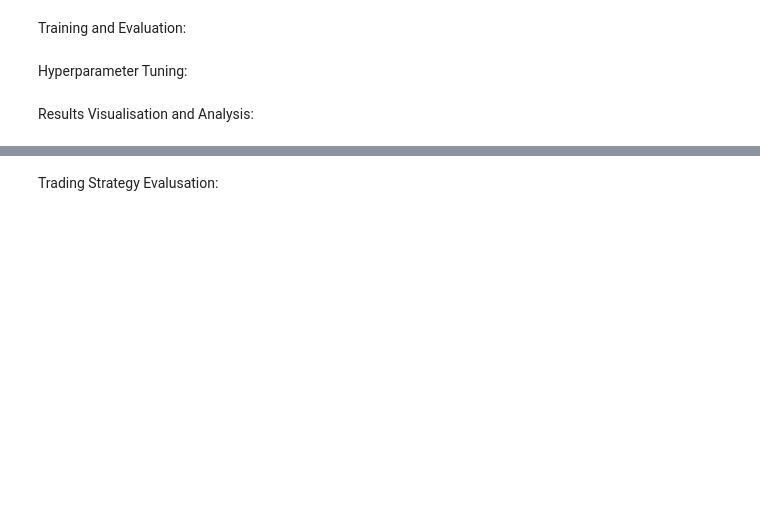
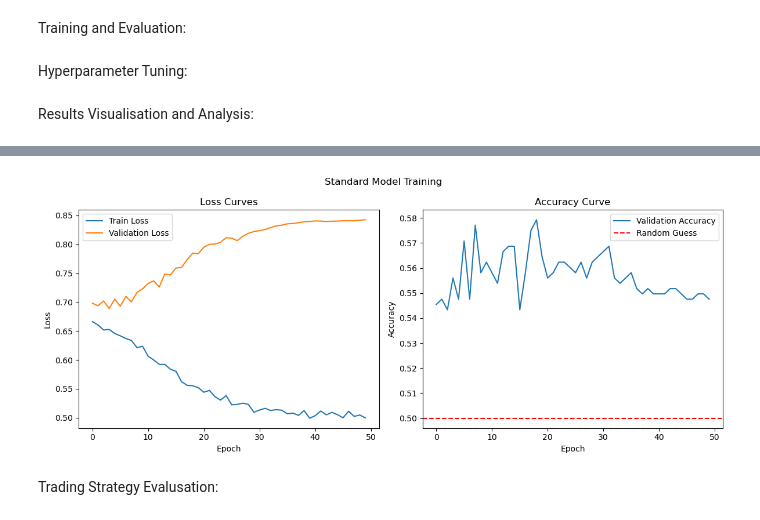
Before and after one commit to fallxns/MachineLearningPipeline, a Jupyter notebook: AIPipeline.ipynb, the cells around one changed output, grey strips where cells are left out. Drawn from its saved outputs; the diff is of its cells as text; code cells hidden in the pictures; blank space fills up the shorter version.

```diff
--- a/AIPipeline.ipynb
+++ b/AIPipeline.ipynb
@@ -558,0 +752,2 @@ NameError: name 'train_data' is not defined
+# %%
+data_prep = prepare_data(data_with_regimes, seq_length=10, batch_size=32)
@@ -734,0 +1072,29 @@ def plot_results(standard_metrics, regime_metrics):
+# %%
+standard_model = NumericalOnlyModel(
+    input_dim=data_prep['input_dim'],
+    hidden_dim=64,
+    num_layers=2,
+    dropout=0.2
+).to(device)
+
+egime_model = RegimeAwareModel(
+    input_dim=data_prep['input_dim'],
+    num_regimes=data_prep['num_regimes'],
+    hidden_dim=64,
+    num_layers=2,
+    dropout=0.2
+).to(device)
+# %%
+history = train_model(
+    standard_model,
+    data_prep['train_loader'],
+    data_prep['val_loader'],
+    device,
+    epochs=50,
+    lr=0.001,
+    regime_aware=False
+)
+
+# 4. Visualize training progress
+plot_training_history(history, title="Standard Model Training")
+# %% [output]
@@ -735,3 +1113,4 @@ def plot_results(standard_metrics, regime_metrics):
+[figure, added]
 # %% [markdown]
 Trading Strategy Evalusation:
 # %%
```
Also changed, not shown: parts of 27 cells of this notebook.
